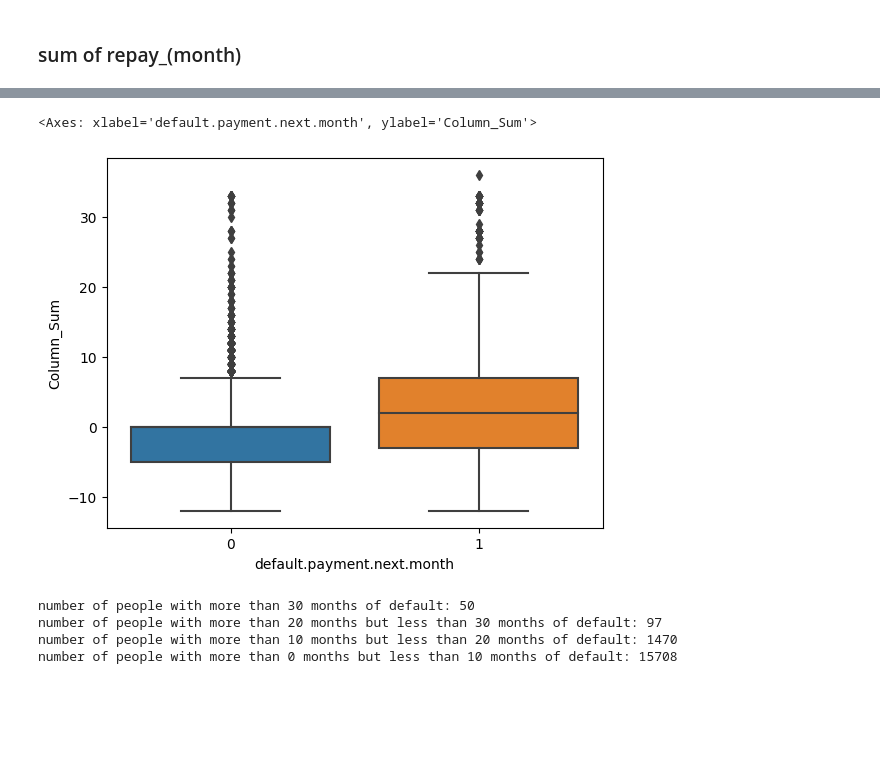
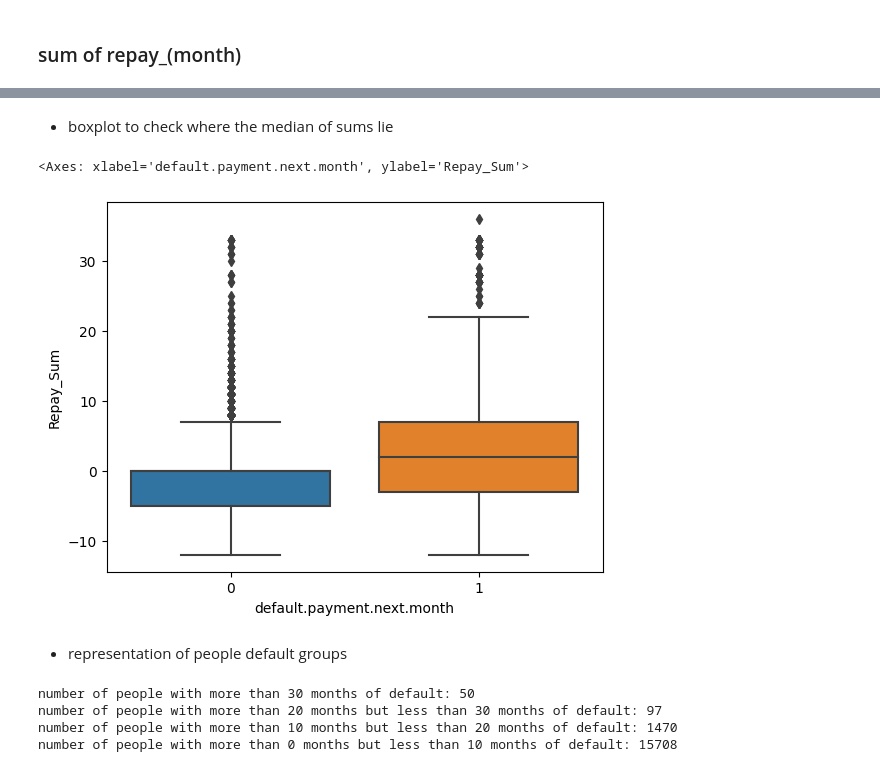
Before and after one commit to AnshikaJain2405/OrionDataAnalyticsInternshipJul23, a Jupyter notebook: notebooks/EDA.ipynb, the cells around one changed output, grey strips where cells are left out. Cells and saved outputs as stored; diff of their text form; code cells hidden in the pictures; blank space fills up the shorter version.

```diff
--- a/notebooks/EDA.ipynb
+++ b/notebooks/EDA.ipynb
@@ -318,6 +220,3 @@ correlation_matrix
 # %%
 cols_sum = ['REPAY_SEPT', 'REPAY_AUG', 'REPAY_JUL', 'REPAY_JUN', 'REPAY_MAY', 'REPAY_APR']
-df['Column_Sum'] = df[cols_sum].sum(axis=1)
-df
-
-# found rows with highest sum, ie, rows with highest default
+df['Repay_Sum'] = df[cols_sum].sum(axis=1)
@@ -338,9 +223,11 @@ df
+# %% [markdown]
+- boxplot to check where the median of sums lie
 # %%
-sns.boxplot(x = df['default.payment.next.month'], y = df.Column_Sum)
-
-#boxplot to check where the mean of sums lie
+sns.boxplot(x = df['default.payment.next.month'], y = df.Repay_Sum)
 # %% [output]
-<Axes: xlabel='default.payment.next.month', ylabel='Column_Sum'>
+<Axes: xlabel='default.payment.next.month', ylabel='Repay_Sum'>
-[figure, old version]
+[figure, new version]
+# %% [markdown]
+- representation of people default groups
 # %%
 minNo = 30
```
Also changed, not shown: parts of 109 cells of this notebook.
